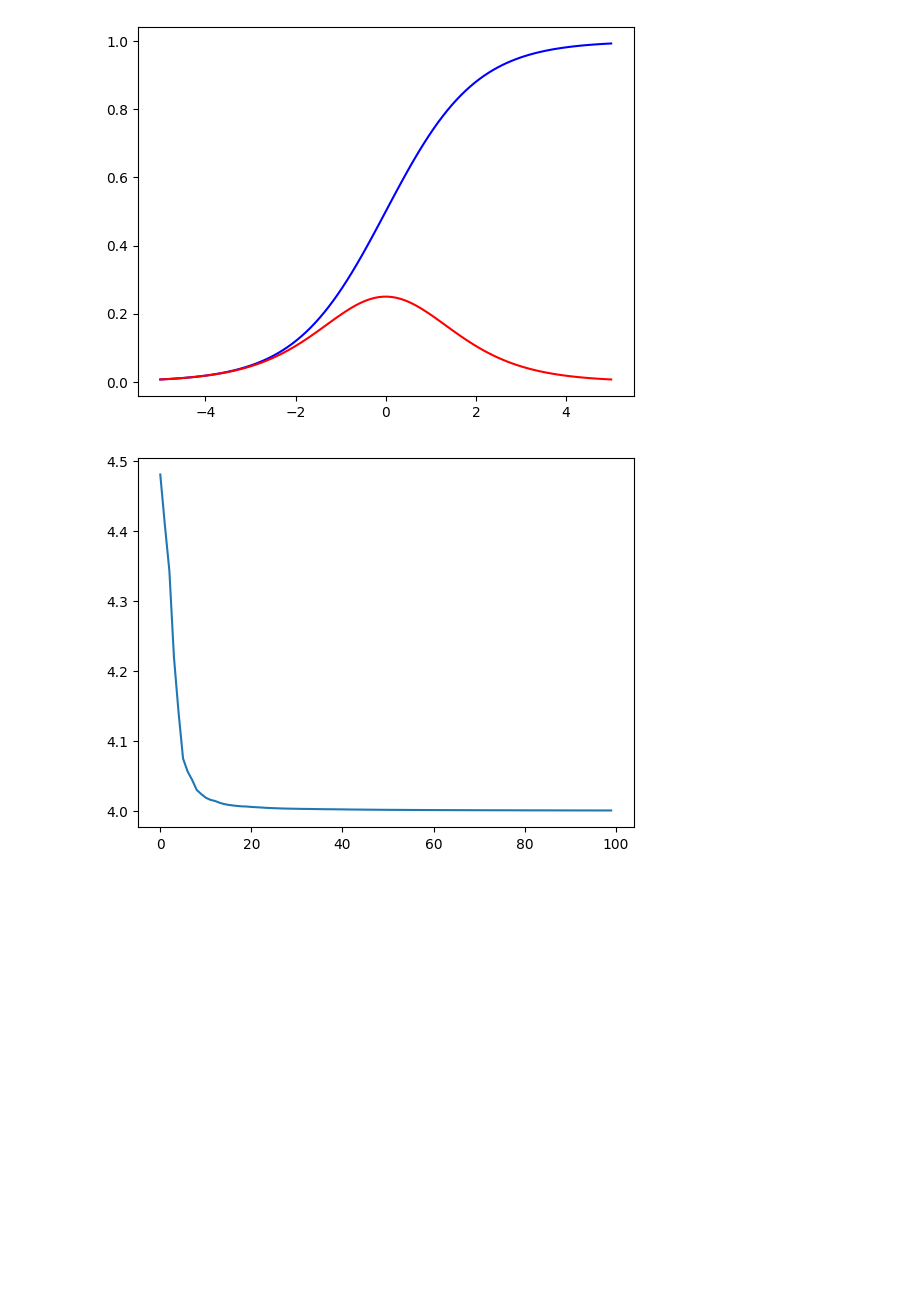
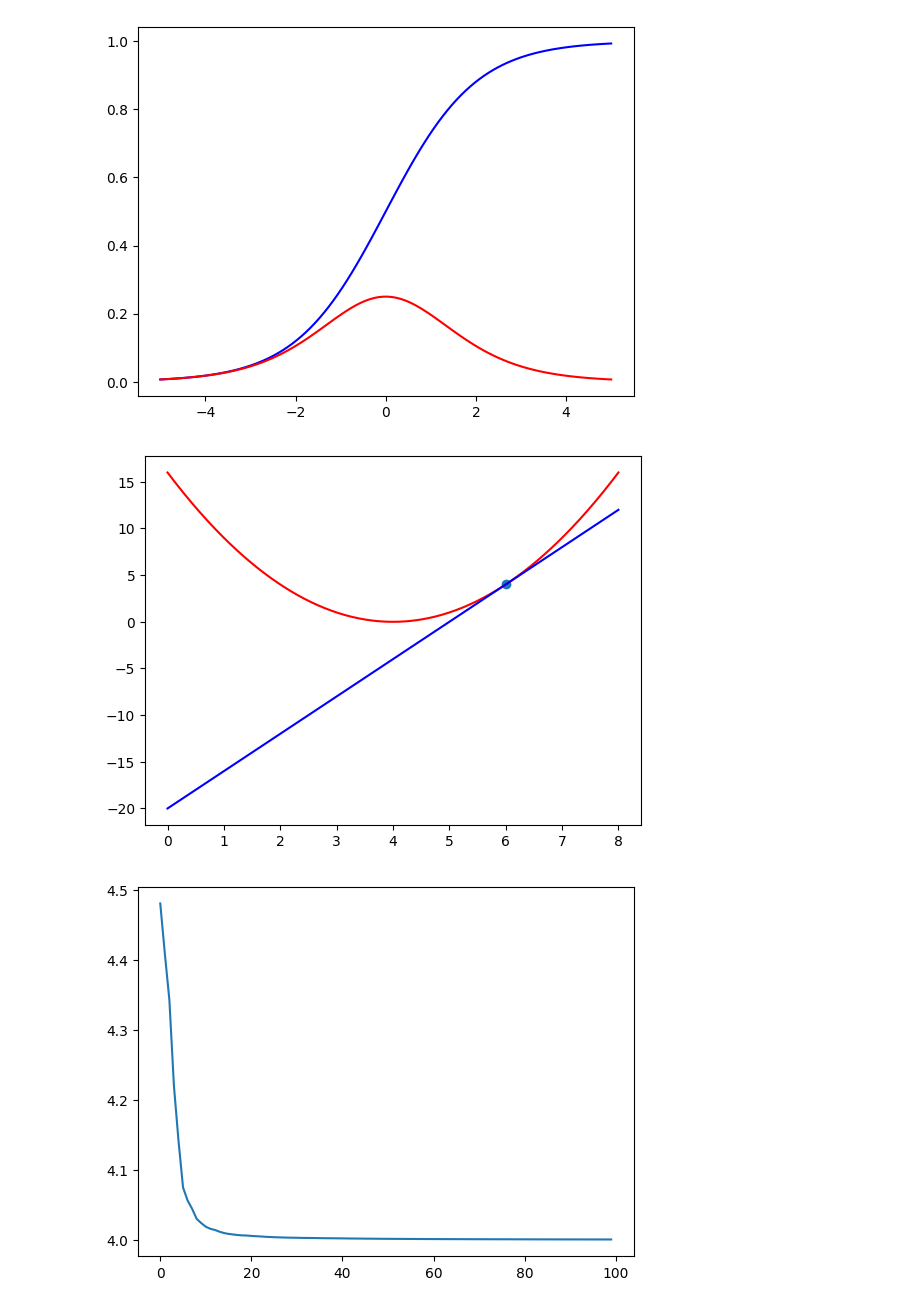
Before and after one commit to KapilanoDEV/flowerNeuralNetwork, a Jupyter notebook: flowers.ipynb, the cells around one changed output. Drawn from its saved outputs; the diff is of its cells as text; code cells hidden in the pictures; blank space fills up the shorter version.

Commit message:
updated README and images

```diff
--- a/flowers.ipynb
+++ b/flowers.ipynb
@@ -45,6 +45,12 @@ def sigmoid(x):
 
 def sigmoid_p(x):
     return sigmoid(x) * (1-sigmoid(x))
+
+def bminfoursq(x):
+    return (x - 4) ** 2
+
+def dbminfoursq(x):
+    return 2*(x - 4)
 # %%
 X = np.linspace(-5, 5, 100)
 
@@ -52,6 +58,22 @@ plt.plot(X, sigmoid(X), c="b") # sigmoid in blue
 fig = plt.plot(X, sigmoid_p(X), c="r") # sigmoid_p in red
 # %% [output]
 [figure]
+# %%
+B = np.linspace(0, 8, 400)
+
+plt.plot(B, bminfoursq(B), c = "r")
+
+x0 = 6
+y0 = bminfoursq(x0)
+slope = dbminfoursq(x0)
+
+tangent = y0 + slope*(B - x0)
+
+plt.plot(B, tangent, c="blue")
+plt.scatter(x0, y0)
+plt.show()
+# %% [output]
+[figure, added]
 # %%
 # train
 
```
Also changed, not shown: 8 other files.
